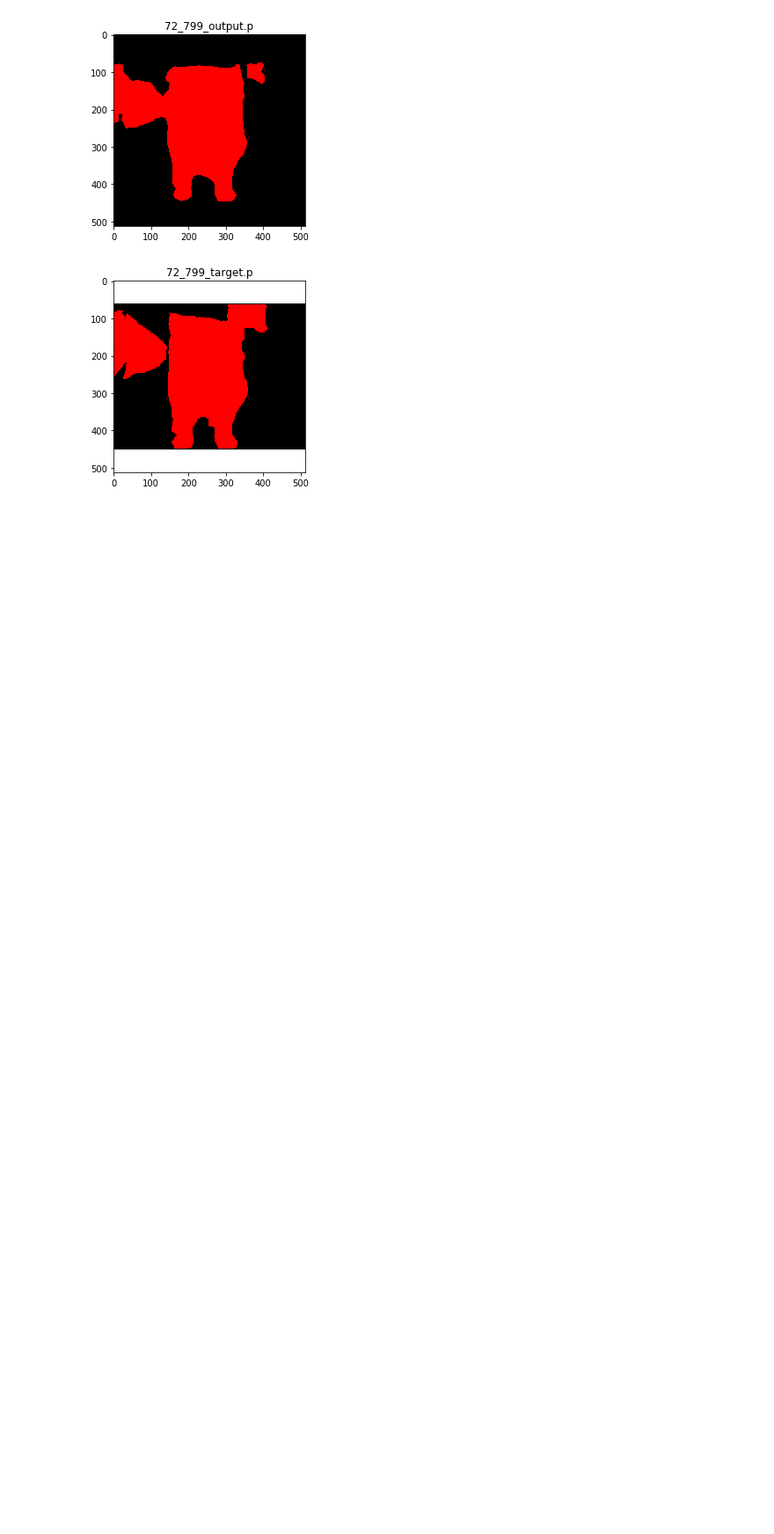
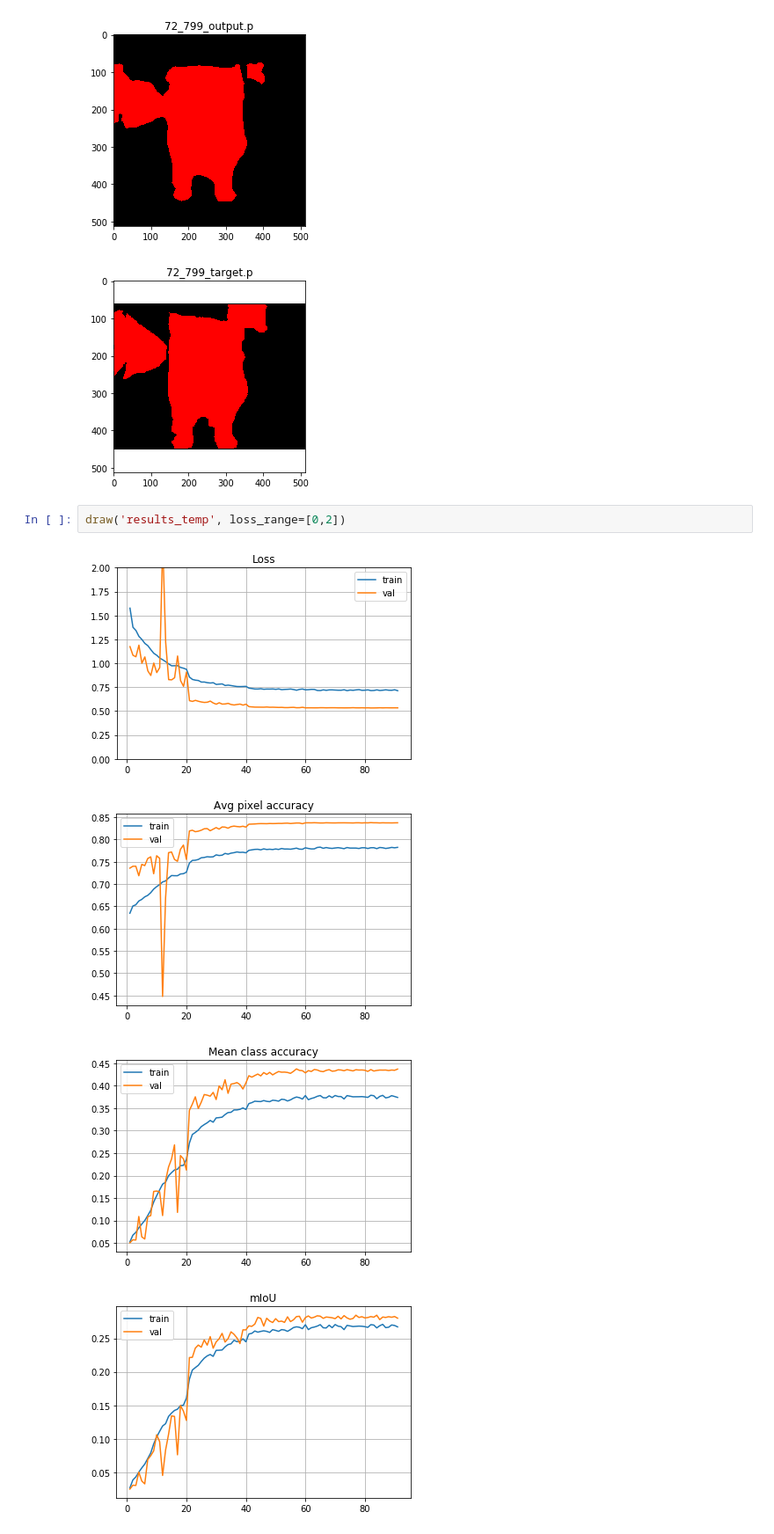
Before and after one commit to wenliangdai/msc-project, a Jupyter notebook: visualisation.ipynb, the cells around one changed output. Shown at 88% size. Cells and saved outputs as stored; diff of their text form; blank space fills up the shorter version.

```diff
--- a/visualisation.ipynb
+++ b/visualisation.ipynb
@@ -93,3 +93,10 @@ Clipping input data to the valid range for imshow with RGB data ([0..1] for floa
 [figure]
 [figure]
 [figure]
+# %%
+draw('results_temp', loss_range=[0,2])
+# %% [output]
+[figure, added]
+[figure, added]
+[figure, added]
+[figure, added]
```
Also changed, not shown: parts of 1 cell of this notebook, 9 other files.
